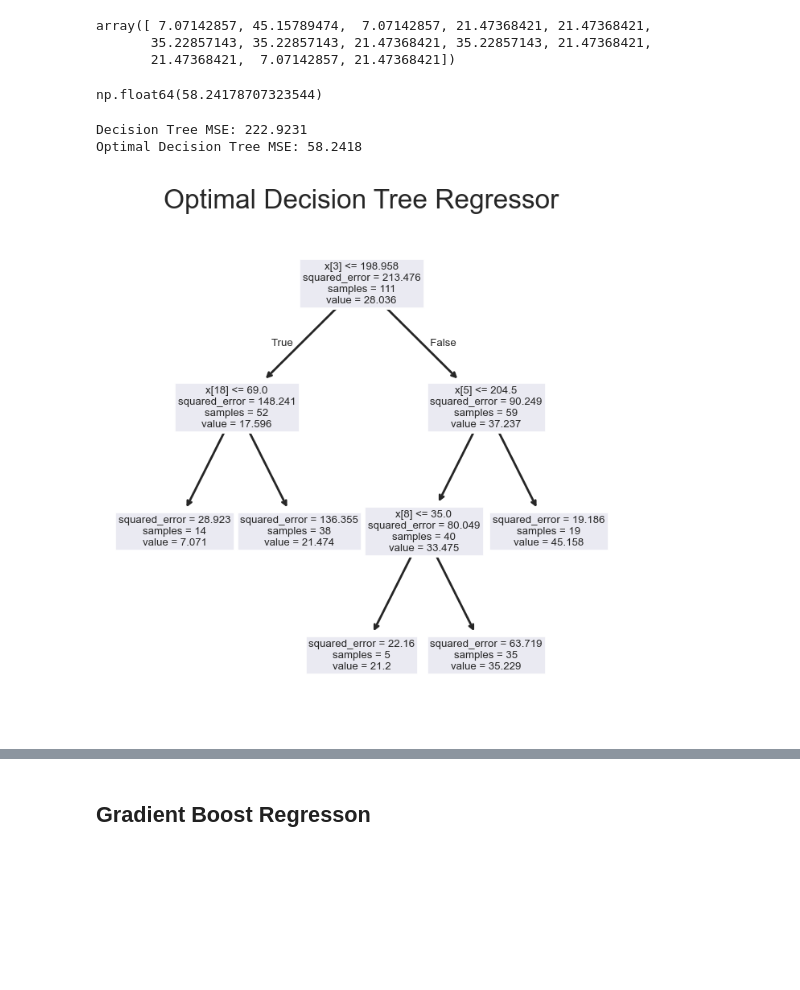
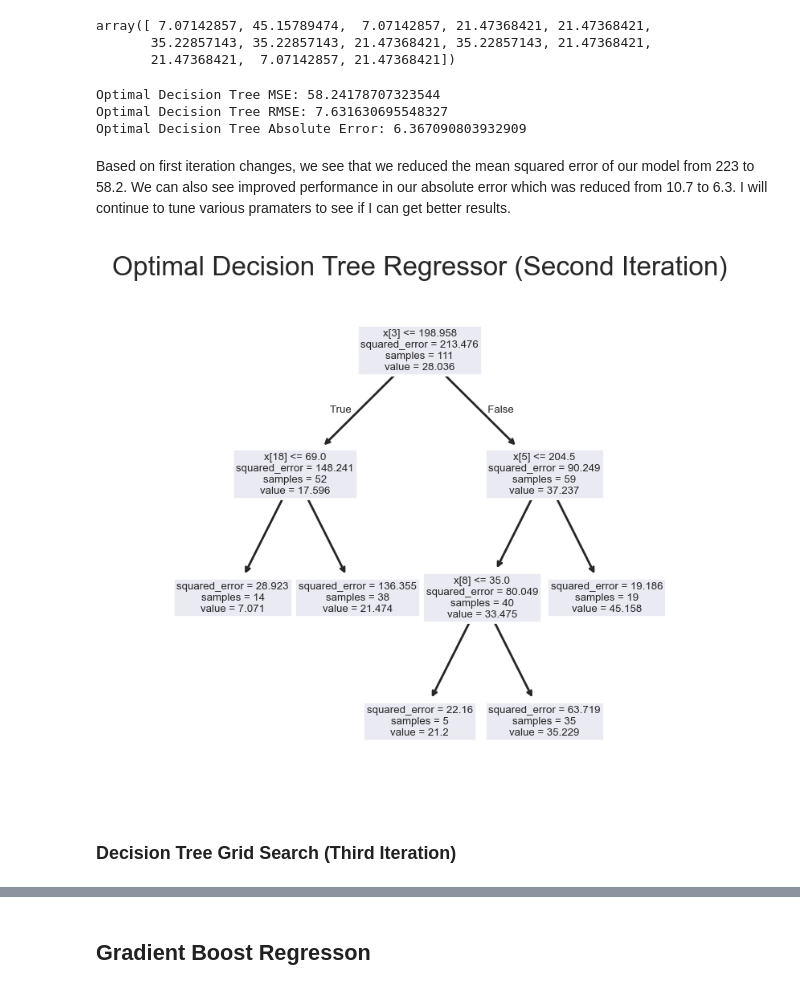
Before and after one commit to Jerfson09/Machine-Learning-Edu, a Jupyter notebook: Machine_learning_edu.ipynb, the cells around one changed output, grey strips where cells are left out. Cells and saved outputs as stored; diff of their text form; code cells hidden in the pictures; blank space fills up the shorter version.

Commit message:
Final Model Selection

```diff
--- a/Machine_learning_edu.ipynb
+++ b/Machine_learning_edu.ipynb
@@ -904,0 +983,13 @@ grid_cv_model.best_params_
+# %%
+
+alpha = [18,19,20,25,30,35,40,45,50,55,60]
+
+# Initialising Ridge() with above alpha
+ridge =Ridge()
+parameters3 = {'alpha': [1000, 3000, 6000, 9000, 12000, 20000]}
+
+#GridSearchCV. This will allow us to automatically perform 5-fold cross-validation
+# with a range of different regularization parameters in order to find the optimal value of alpha.
+ridge3 = GridSearchCV(ridge, parameters3,scoring='neg_mean_squared_error', cv=5)
+#fitting model
+ridge3.fit(X_train,y_train)
@@ -904,0 +1004,3 @@ grid_cv_model.best_params_
+# %%
+optimal_ridge2 = Ridge(alpha=20000)
+optimal_ridge2.fit(X_train, y_train)
@@ -904,0 +1028,4 @@ grid_cv_model.best_params_
+# %%
+from sklearn.linear_model import Lasso
+lasso_reg = Lasso()
+lasso_reg.fit(X_train, y_train)
@@ -916,12 +1048,0 @@ Here we can see much better performance compared to the linear regression. The l
-# %%
-#seting alpha as 20
-alpha = 1000
-
-# Initialising Ridge() with above alpha
-ridge =Ridge(alpha=alpha)
-
-#fitting model
-ridge.fit(X_train,y_train)
-
-#printing ridge coeficients
-#ridge.coef_
@@ -988,22 +1116,27 @@ optimal_dec_pred
 array([ 7.07142857, 45.15789474,  7.07142857, 21.47368421, 21.47368421,
        35.22857143, 35.22857143, 21.47368421, 35.22857143, 21.47368421,
        21.47368421,  7.07142857, 21.47368421])
-# %%
-optimal_dec_tree_MSE = mean_squared_error(y_test, optimal_dec.predict(X_test))
-optimal_dec_tree_MSE
-# %% [output]
-np.float64(58.24178707323544)
-# %%
-print("Decision Tree MSE:", round(dec_tree_MSE,4))
-print("Optimal Decision Tree MSE:", round(optimal_dec_tree_MSE,4))
-# %% [output]
-Decision Tree MSE: 222.9231
-Optimal Decision Tree MSE: 58.2418
+# %%
+optimal_dec_tree_MSE = mean_squared_error(y_test, optimal_dec.predict(X_test))
+optimal_dec_tree_RMSE = np.sqrt(metrics.mean_squared_error(y_test, optimal_dec.predict(X_test)))
+optimal_dec_tree_Absolute = metrics.mean_absolute_error(y_test, optimal_dec.predict(X_test))
+
+print("Optimal Decision Tree MSE:", optimal_dec_tree_MSE)
+print("Optimal Decision Tree RMSE:", optimal_dec_tree_RMSE)
+print("Optimal Decision Tree Absolute Error:", optimal_dec_tree_Absolute)
+# %% [output]
+Optimal Decision Tree MSE: 58.24178707323544
+Optimal Decision Tree RMSE: 7.631630695548327
+Optimal Decision Tree Absolute Error: 6.367090803932909
+# %% [markdown]
+Based on first iteration changes, we see that we reduced the mean squared error of our model from 223 to 58.2. We can also see improved performance in our absolute error which was reduced from 10.7 to 6.3. I will continue to tune various pramaters to see if I can get better results.
 # %%
 from sklearn import tree
 fig, axes = plt.subplots(nrows = 1, ncols = 1, figsize = (4,4), dpi = 200)
 tree.plot_tree(optimal_dec)
-plt.title('Optimal Decision Tree Regressor')
+plt.title('Optimal Decision Tree Regressor (Second Iteration)')
 plt.show()
 # %% [output]
-[figure, old version]
+[figure, new version]
+# %% [markdown]
+### Decision Tree Grid Search (Third Iteration)
```
Also changed, not shown: parts of 83 cells of this notebook.
